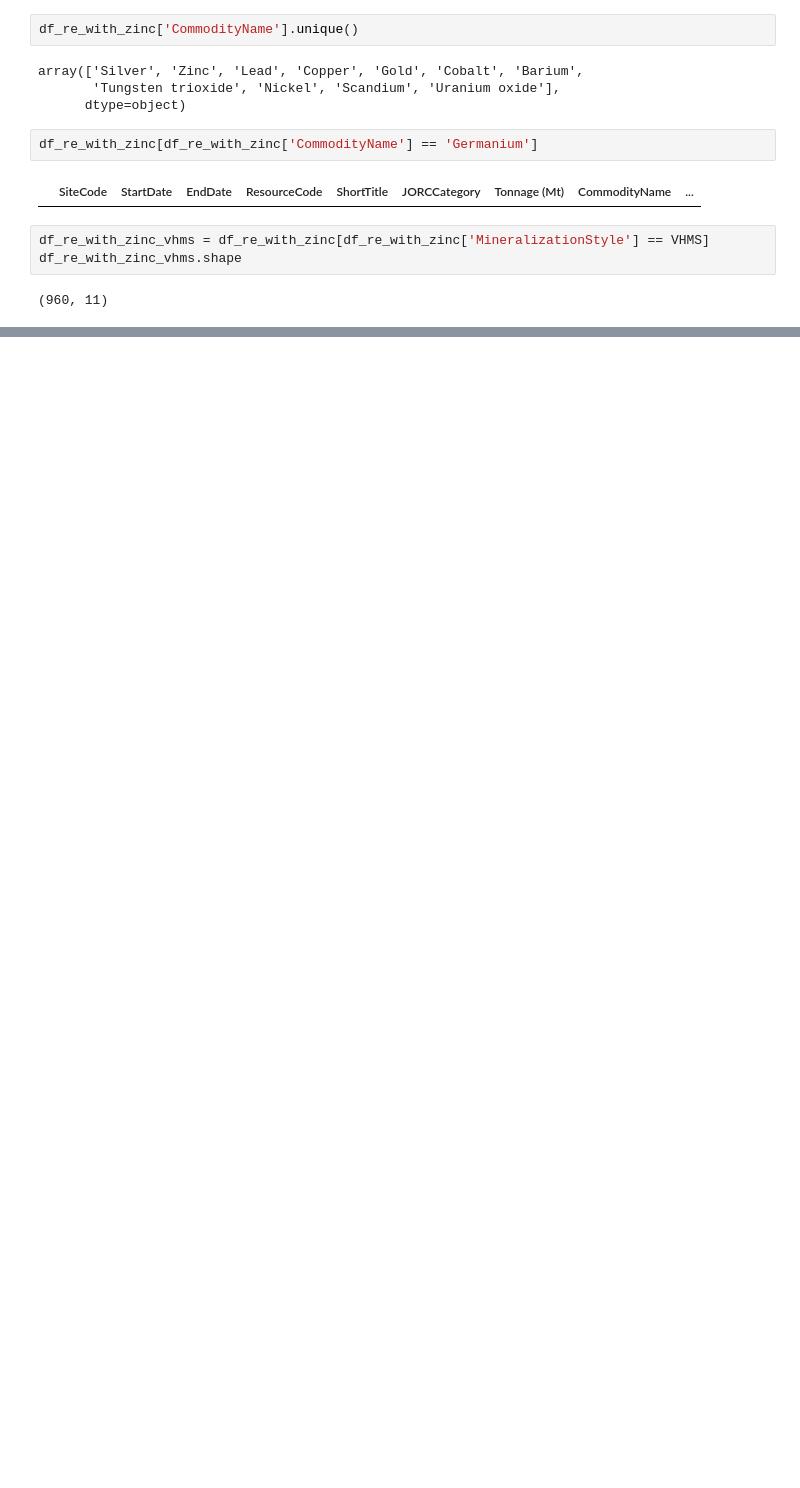
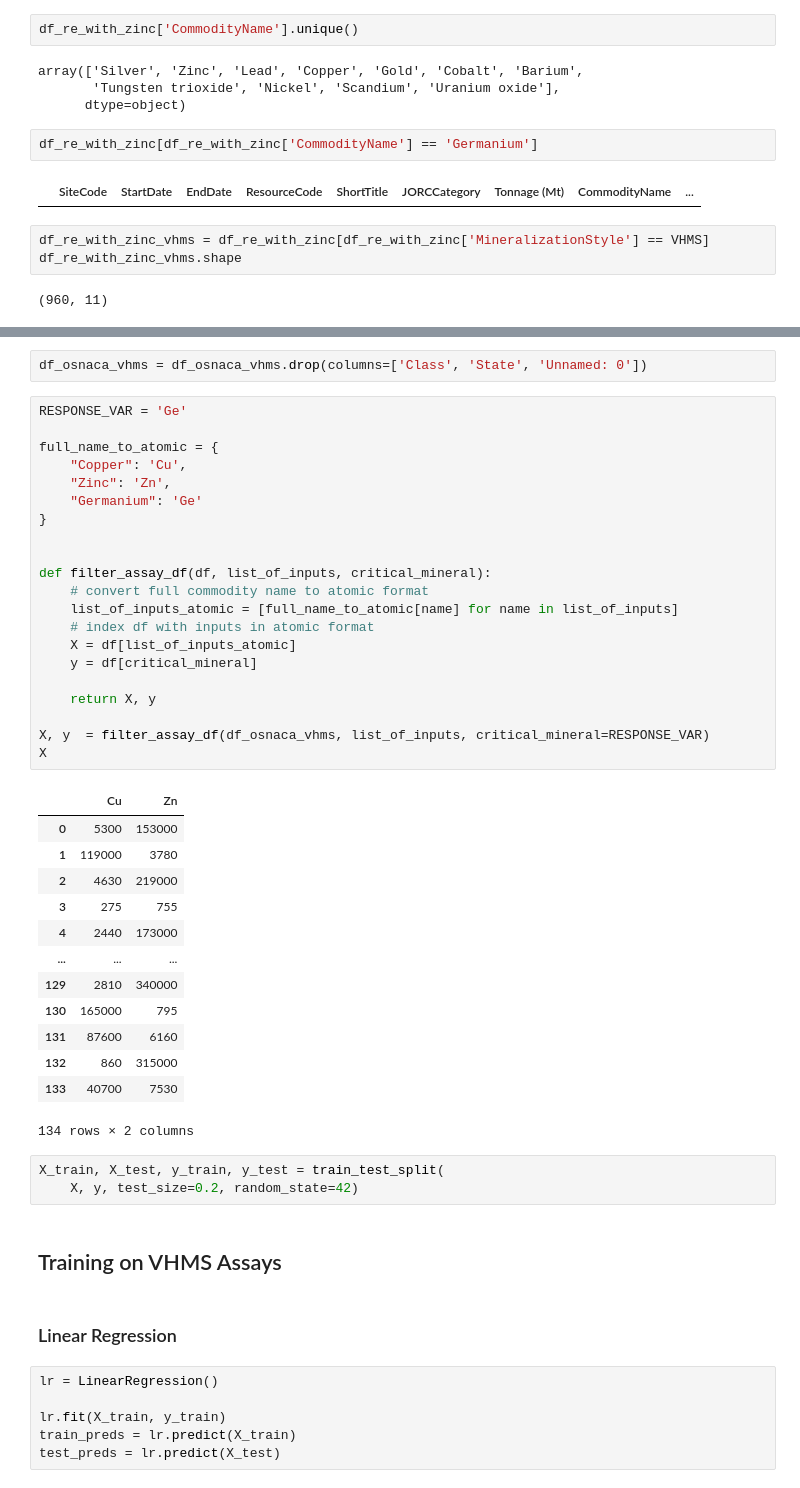
Before and after one commit to franticOreo/CriticalMinerals, a Jupyter notebook: eli/MINEDEX_EDA.ipynb, the cells around one changed output, grey strips where cells are left out. Saved outputs shown, nothing was run; the diff lists cells and outputs as text; blank space fills up the shorter version.

```diff
--- a/eli/MINEDEX_EDA.ipynb
+++ b/eli/MINEDEX_EDA.ipynb
@@ -177,0 +186,50 @@ These four sites measure the same minerals, Copper and Zinc
+# %%
+df_osnaca_vhms = df_osnaca_vhms.drop(columns=['Class', 'State', 'Unnamed: 0'])
+# %%
+RESPONSE_VAR = 'Ge'
+
+full_name_to_atomic = {
+    "Copper": 'Cu',
+    "Zinc": 'Zn',
+    "Germanium": 'Ge'
+}
+
+
+def filter_assay_df(df, list_of_inputs, critical_mineral):
+    # convert full commodity name to atomic format
+    list_of_inputs_atomic = [full_name_to_atomic[name] for name in list_of_inputs]
+    # index df with inputs in atomic format
+    X = df[list_of_inputs_atomic]
+    y = df[critical_mineral]
+
+    return X, y
+
+X, y  = filter_assay_df(df_osnaca_vhms, list_of_inputs, critical_mineral=RESPONSE_VAR)
+X
+# %% [output]
+|  | Cu | Zn |
+| 0 | 5300 | 153000 |
+| 1 | 119000 | 3780 |
+| 2 | 4630 | 219000 |
+| 3 | 275 | 755 |
+| 4 | 2440 | 173000 |
+| ... | ... | ... |
+| 129 | 2810 | 340000 |
+| 130 | 165000 | 795 |
+| 131 | 87600 | 6160 |
+| 132 | 860 | 315000 |
+| 133 | 40700 | 7530 |
+134 rows × 2 columns
+# %%
+X_train, X_test, y_train, y_test = train_test_split(
+    X, y, test_size=0.2, random_state=42)
+# %% [markdown]
+## Training on VHMS Assays
+# %% [markdown]
+### Linear Regression
+# %%
+lr = LinearRegression()
+
+lr.fit(X_train, y_train)
+train_preds = lr.predict(X_train)
+test_preds = lr.predict(X_test)
```
Also changed, not shown: parts of 23 cells of this notebook, 2 other files.
